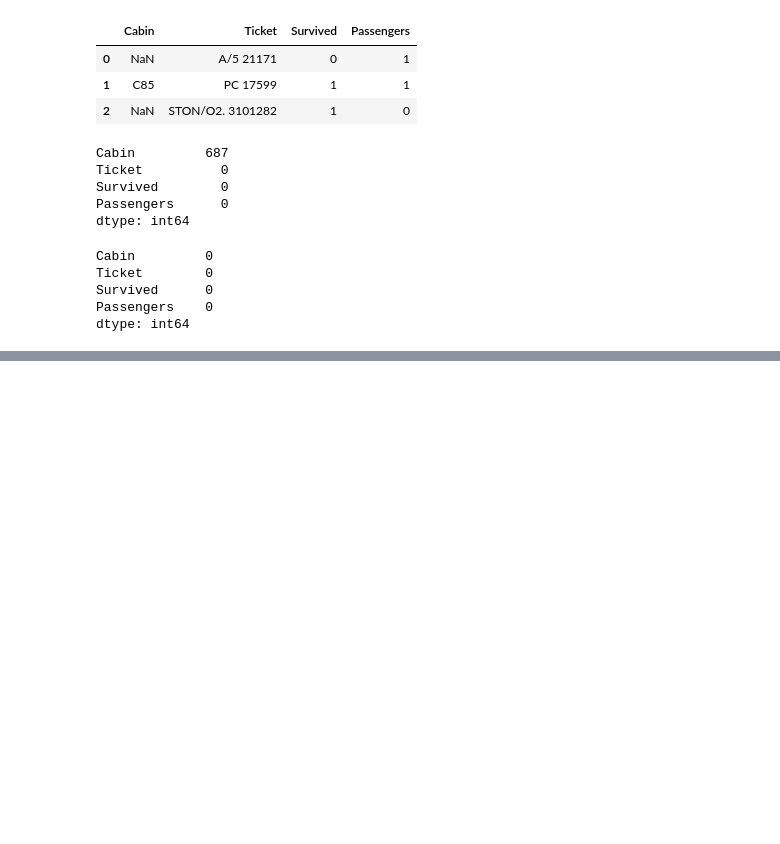
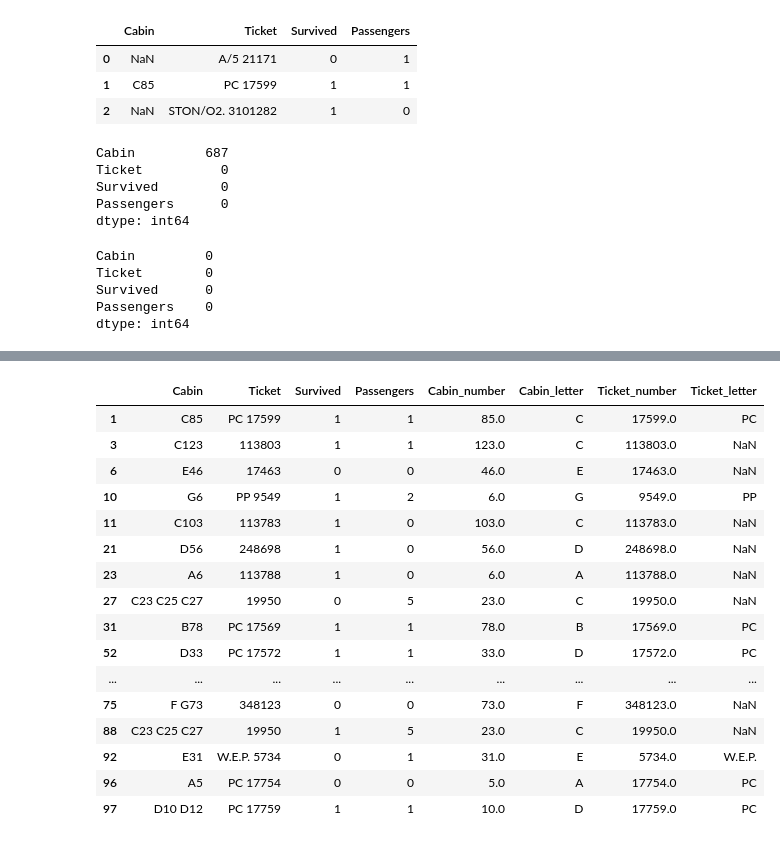
Before and after one commit to Ashura369/Python_and_Data_Science, a Jupyter notebook: 0 ML lecture/11 handling mixed variables.ipynb, the cells around one changed output, grey strips where cells are left out. Cells and saved outputs as stored; diff of their text form; code cells hidden in the pictures; blank space fills up the shorter version.

```diff
--- a/0 ML lecture/11 handling mixed variables.ipynb
+++ b/0 ML lecture/11 handling mixed variables.ipynb
@@ -41,0 +112,20 @@ dtype: int64
+# %%
+df.head(20)
+# %% [output]
+|  | Cabin | Ticket | Survived | Passengers | Cabin_number | Cabin_letter | Ticket_number | Ticket_letter |
+| 1 | C85 | PC 17599 | 1 | 1 | 85.0 | C | 17599.0 | PC |
+| 3 | C123 | 113803 | 1 | 1 | 123.0 | C | 113803.0 | NaN |
+| 6 | E46 | 17463 | 0 | 0 | 46.0 | E | 17463.0 | NaN |
+| 10 | G6 | PP 9549 | 1 | 2 | 6.0 | G | 9549.0 | PP |
+| 11 | C103 | 113783 | 1 | 0 | 103.0 | C | 113783.0 | NaN |
+| 21 | D56 | 248698 | 1 | 0 | 56.0 | D | 248698.0 | NaN |
+| 23 | A6 | 113788 | 1 | 0 | 6.0 | A | 113788.0 | NaN |
+| 27 | C23 C25 C27 | 19950 | 0 | 5 | 23.0 | C | 19950.0 | NaN |
+| 31 | B78 | PC 17569 | 1 | 1 | 78.0 | B | 17569.0 | PC |
+| 52 | D33 | PC 17572 | 1 | 1 | 33.0 | D | 17572.0 | PC |
+| ... | ... | ... | ... | ... | ... | ... | ... | ... |
+| 75 | F G73 | 348123 | 0 | 0 | 73.0 | F | 348123.0 | NaN |
+| 88 | C23 C25 C27 | 19950 | 1 | 5 | 23.0 | C | 19950.0 | NaN |
+| 92 | E31 | W.E.P. 5734 | 0 | 1 | 31.0 | E | 5734.0 | W.E.P. |
+| 96 | A5 | PC 17754 | 0 | 0 | 5.0 | A | 17754.0 | PC |
+| 97 | D10 D12 | PC 17759 | 1 | 1 | 10.0 | D | 17759.0 | PC |
```
Also changed, not shown: parts of 3 cells of this notebook.
